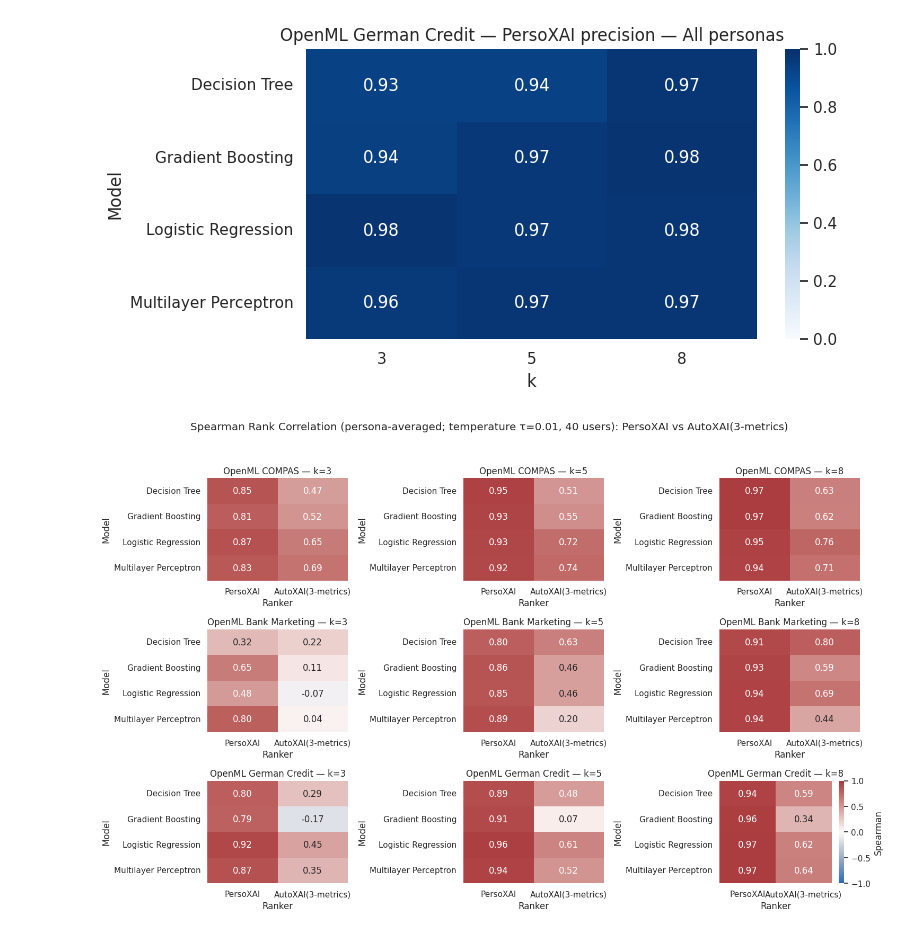
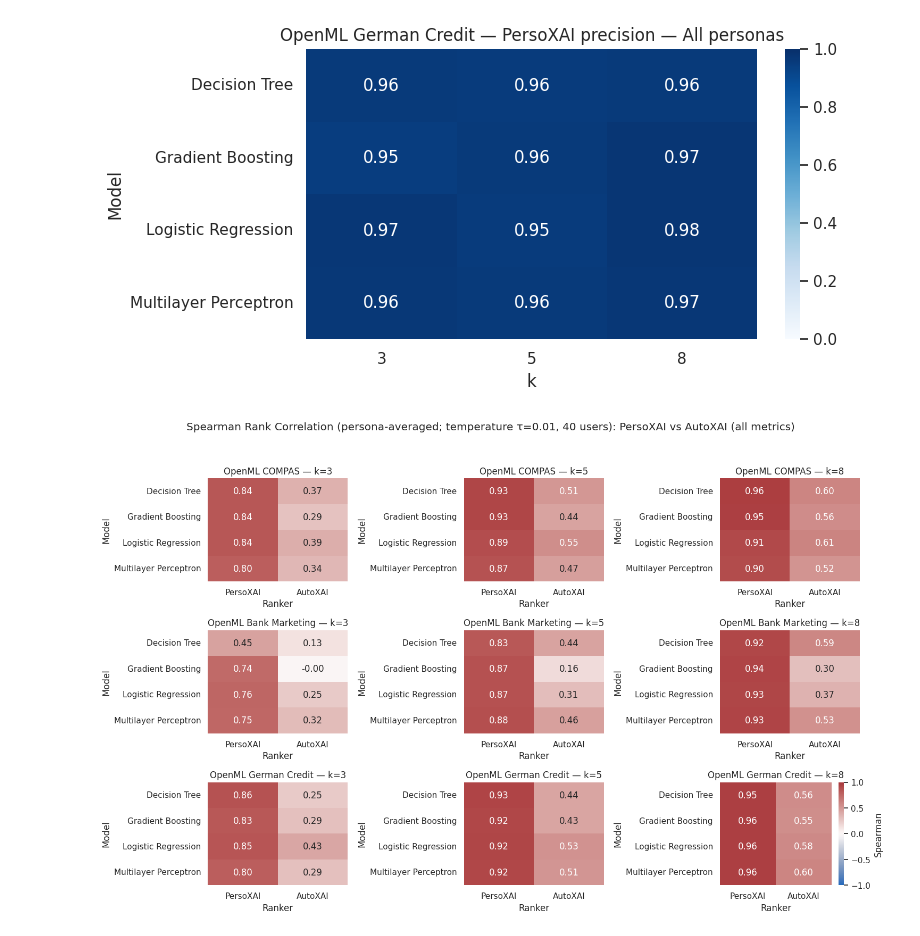
Before and after one commit to kellemNegasi/perso-xai, a Jupyter notebook: src/preference_learning/report_visualization.ipynb, the cells around one changed output. Saved outputs shown, nothing was run; the diff lists cells and outputs as text; code cells hidden in the pictures.

Commit message:
updated auto-xai comparison

```diff
--- a/src/preference_learning/report_visualization.ipynb
+++ b/src/preference_learning/report_visualization.ipynb
@@ -26,9 +26,7 @@ MODEL_LABELS = {
 }
 
 # Path to either a single simulation JSON or a directory containing multiple JSON files.
-RESULTS_PATH = Path('../../results') / 'hc_combo_20251228_050331' / 'preference_learning_simulation_advanced' / 'basic_features/tuned-svc-allmetrics_defaultc' # basic_plus_stat, full_lm_stats, basic_features
-
-
+RESULTS_PATH = Path('../../results/hc_combo_20251228_050331/preference_learning_simulation_aligned/aut_xai_comp_all-metrics')
 # Optional filters.
 PERSONA_FILTER: str | None = None  # e.g. 'clinician' / 'regulator' / 'lay_user'
 K_TO_PLOT = 3
@@ -367,7 +369,7 @@ DATASETS_TO_PLOT = ['open_compas', 'openml_bank_marketing', 'openml_german_credi
 
 ranker_labels = {
     'perso_xai': 'PersoXAI',
-    'autoxai': 'AutoXAI(3-metrics)',
+    'autoxai': 'AutoXAI',
 }
 
 spearman_source = results_df.copy()
@@ -413,7 +415,7 @@ else:
     n_rows = len(datasets)
     n_cols = len(K_VALUES)
     fig, axes = plt.subplots(n_rows, n_cols, figsize=(5 * n_cols, 3.2 * n_rows), squeeze=False)
-
+    fig.subplots_adjust(right=0.88, bottom=0.10, top=0.90, wspace=0.35, hspace=0.35)
     for row_idx, dataset_key in enumerate(datasets):
         dataset_label = DATASET_LABELS.get(dataset_key, _format_label(dataset_key))
         for col_idx, k in enumerate(K_VALUES):
@@ -443,35 +445,35 @@ else:
 
             mask = pivot_table.isna()
             sns.heatmap(
                 pivot_table,
                 annot=True,
                 fmt='.2f',
                 cmap='vlag',
                 vmin=-1,
                 vmax=1,
                 mask=mask,
                 ax=ax,
                 cbar=(row_idx == n_rows - 1 and col_idx == n_cols - 1),
                 cbar_kws={'label': 'Spearman'} if (row_idx == n_rows - 1 and col_idx == n_cols - 1) else None,
             )
             ax.set_title(f"{dataset_label} — k={k}")
             ax.set_xlabel('Ranker')
             ax.set_ylabel('Model')
 
     fig.suptitle(
         f"Spearman Rank Correlation (persona-averaged; temperature {temperature_title}, 40 users): "
-        f"{ranker_labels['perso_xai']} vs {ranker_labels['autoxai']}"
+        f"{ranker_labels['perso_xai']} vs {ranker_labels['autoxai']} (all metrics)"
     )
     fig.tight_layout(rect=[0, 0, 1, 0.95])
     spearman_fig = REPORTS_DIR / f"spearman_heatmaps_all_datasets_all_models_{RUN_SUFFIX}.png"
     fig.savefig(spearman_fig, dpi=300, bbox_inches='tight')
     spearman_fig = REPORTS_DIR / f"spearman_heatmaps_all_datasets_all_models_{RUN_SUFFIX}.pdf"
     fig.savefig(spearman_fig, dpi=300, bbox_inches='tight', format='pdf')
     spearman_df.to_csv(REPORTS_DIR / f"spearman_heatmap_values_all_datasets_all_models_{RUN_SUFFIX}.csv", index=False)
     plt.show()
     plt.close(fig)
 # %% [output]
-[figure, old version]
+[figure, new version]
 # %%
 # Tau sweep summary: plot τ vs aggregated Spearman.
 # Point this to the folder/file produced by `python -m src.preference_learning.run_all --tau-values ...`.
```
Also changed, not shown: parts of 6 cells of this notebook, 7 other files.
